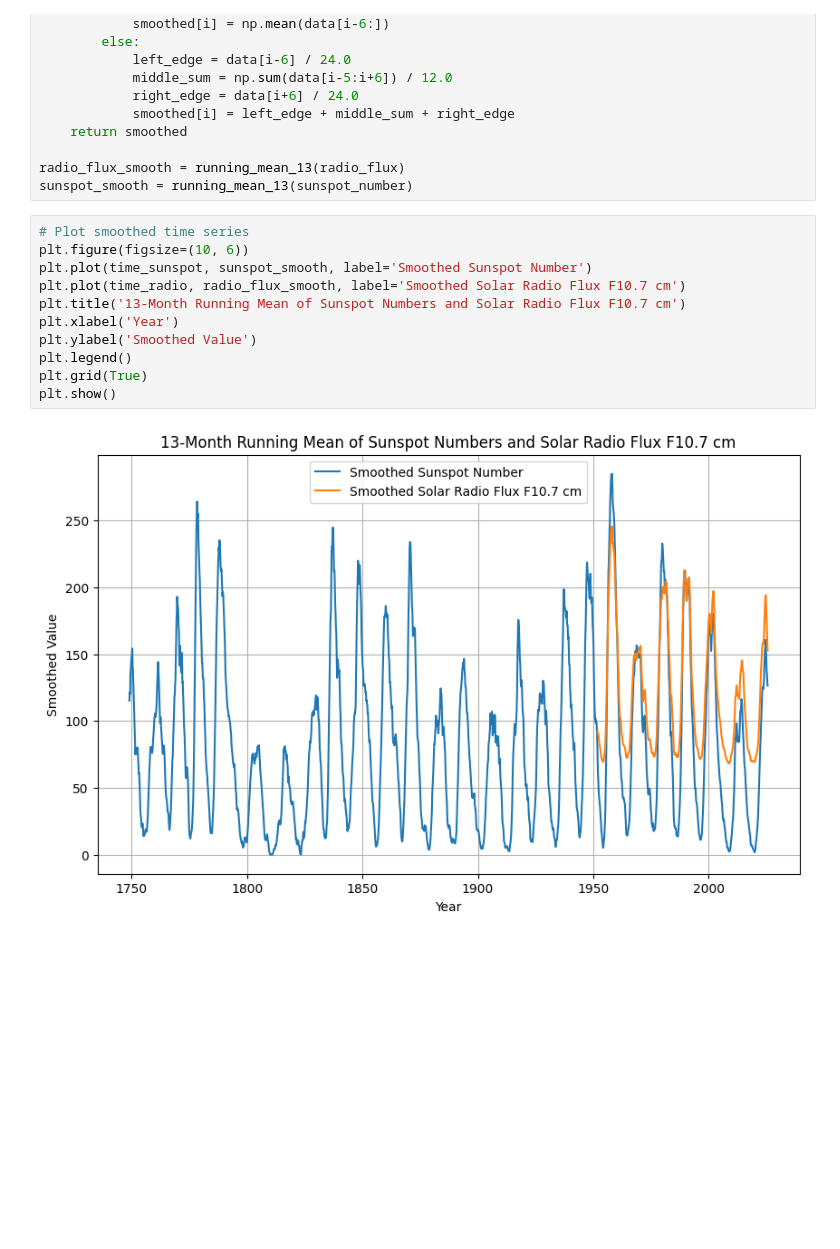
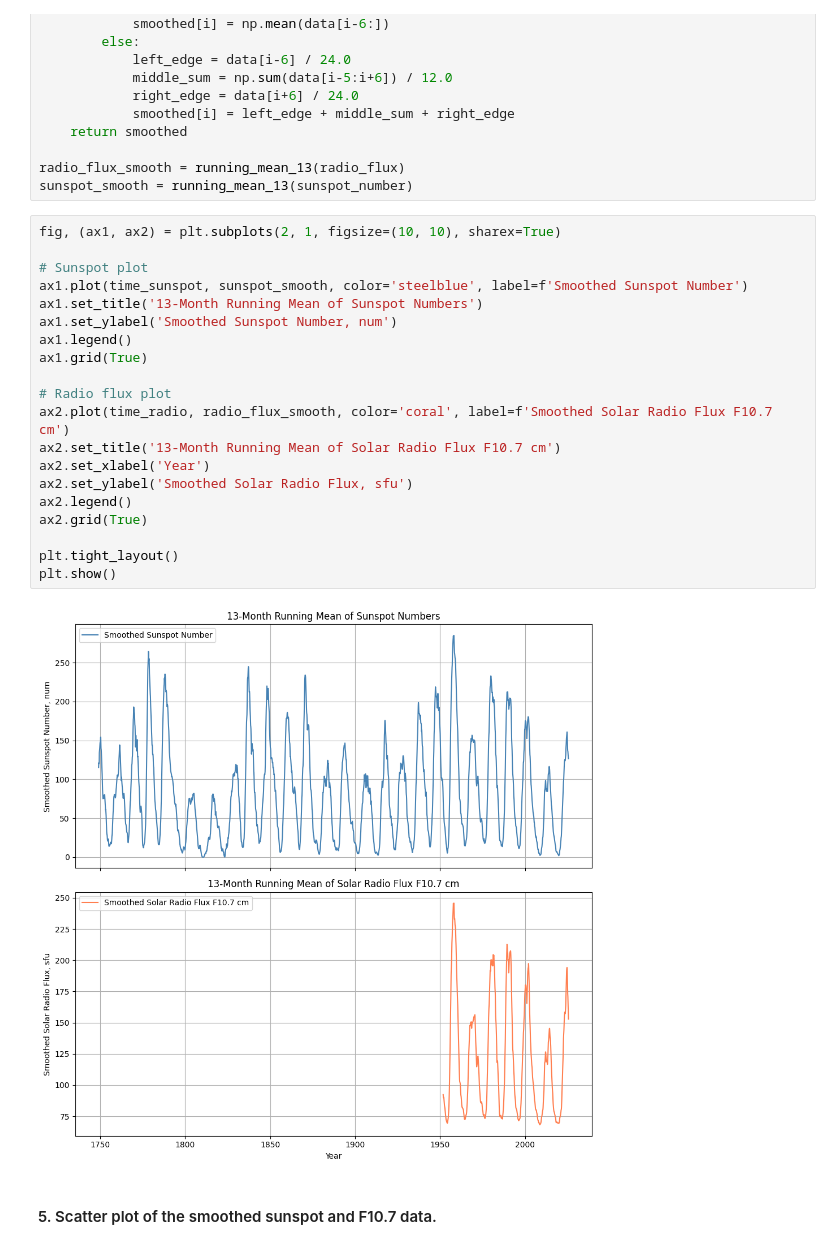
Before and after one commit to denisboborukhin/experimental_data_processing, a Jupyter notebook: sunspot_number_vs_radio_flux/sunspot_number_vs_radio_flux.ipynb, the cells around one changed output. Cells and saved outputs as stored; diff of their text form; blank space fills up the shorter version.

```diff
--- a/sunspot_number_vs_radio_flux/sunspot_number_vs_radio_flux.ipynb
+++ b/sunspot_number_vs_radio_flux/sunspot_number_vs_radio_flux.ipynb
@@ -48,15 +53,26 @@ def running_mean_13(data):
 radio_flux_smooth = running_mean_13(radio_flux)
 sunspot_smooth = running_mean_13(sunspot_number)
 # %%
-# Plot smoothed time series
-plt.figure(figsize=(10, 6))
-plt.plot(time_sunspot, sunspot_smooth, label='Smoothed Sunspot Number')
-plt.plot(time_radio, radio_flux_smooth, label='Smoothed Solar Radio Flux F10.7 cm')
-plt.title('13-Month Running Mean of Sunspot Numbers and Solar Radio Flux F10.7 cm')
-plt.xlabel('Year')
-plt.ylabel('Smoothed Value')
-plt.legend()
-plt.grid(True)
+fig, (ax1, ax2) = plt.subplots(2, 1, figsize=(10, 10), sharex=True)
+
+# Sunspot plot
+ax1.plot(time_sunspot, sunspot_smooth, color='steelblue', label=f'Smoothed Sunspot Number')
+ax1.set_title('13-Month Running Mean of Sunspot Numbers')
+ax1.set_ylabel('Smoothed Sunspot Number, num')
+ax1.legend()
+ax1.grid(True)
+
+# Radio flux plot
+ax2.plot(time_radio, radio_flux_smooth, color='coral', label=f'Smoothed Solar Radio Flux F10.7 cm')
+ax2.set_title('13-Month Running Mean of Solar Radio Flux F10.7 cm')
+ax2.set_xlabel('Year')
+ax2.set_ylabel('Smoothed Solar Radio Flux, sfu')
+ax2.legend()
+ax2.grid(True)
+
+plt.tight_layout()
 plt.show()
 # %% [output]
-[figure, old version]
+[figure, new version]
+# %% [markdown]
+#### 5. Scatter plot of the smoothed sunspot and F10.7 data.
```
Also changed, not shown: parts of 19 cells of this notebook, 1 other file.
